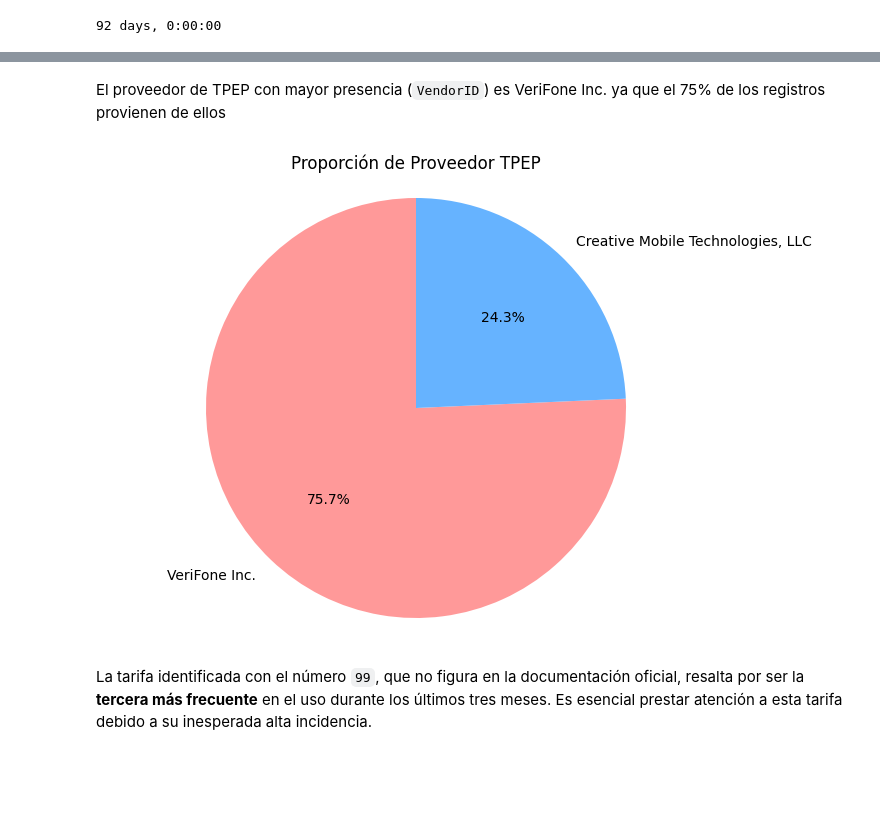
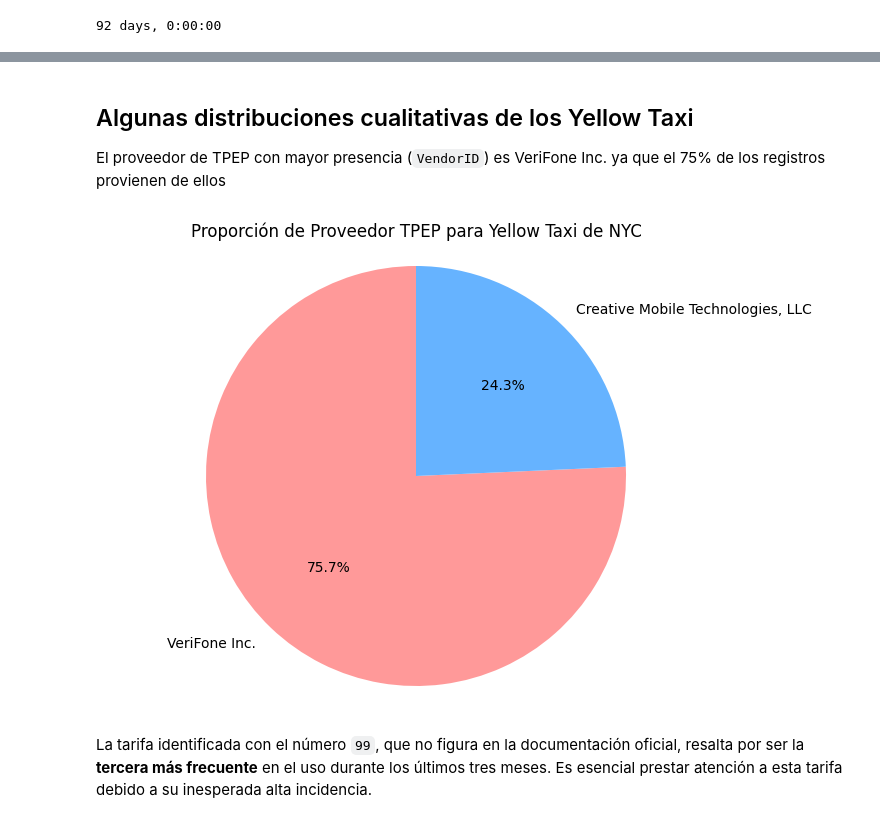
Before and after one commit to EcoDataAnalyst/PF_TaxisNY, a Jupyter notebook: Notebooks/EDA_TLC Trip Record Data.ipynb, the cells around one changed output, grey strips where cells are left out. Drawn from its saved outputs; the diff is of its cells as text; code cells hidden in the pictures; blank space fills up the shorter version.

Commit message:
EDA Taxis

```diff
--- a/Notebooks/EDA_TLC Trip Record Data.ipynb
+++ b/Notebooks/EDA_TLC Trip Record Data.ipynb
@@ -200,24 +248,25 @@ print(yellow_taxi['tpep_pickup_datetime'].dt.date.max() - yellow_taxi['tpep_pick
 - 5= Desconocido
 - 6= Viaje anulado
 # %% [markdown]
+## Algunas distribuciones cualitativas de los Yellow Taxi
 El proveedor de TPEP con mayor presencia (`VendorID`) es VeriFone Inc. ya que el 75% de los registros provienen de ellos
 # %%
 # Datos
 vendor = {1:'Creative Mobile Technologies, LLC', 2:'VeriFone Inc.'}
 vendor_counts = list(yellow_taxi['VendorID'].value_counts())
 labels = ['VeriFone Inc.', 'Creative Mobile Technologies, LLC']
 colors = ['#FF9999', '#66B3FF']
 
 # Crear la gráfica circular
 plt.figure(figsize=(8, 6))
 plt.pie(vendor_counts, labels=labels, colors=colors, autopct='%1.1f%%', startangle=90)
-plt.title('Proporción de Proveedor TPEP')
+plt.title('Proporción de Proveedor TPEP para Yellow Taxi de NYC')
 plt.axis('equal')  # Aspecto igual para que sea un círculo
 
 # Mostrar la gráfica
 plt.show()
 # %% [output]
-[figure, old version]
+[figure, new version]
 # %% [markdown]
 La tarifa identificada con el número `99`, que no figura en la documentación oficial, resalta por ser la **tercera más frecuente** en el uso durante los últimos tres meses. Es esencial prestar atención a esta tarifa debido a su inesperada alta incidencia.
 # %%
```
Also changed, not shown: parts of 63 cells of this notebook, 2 other files.
